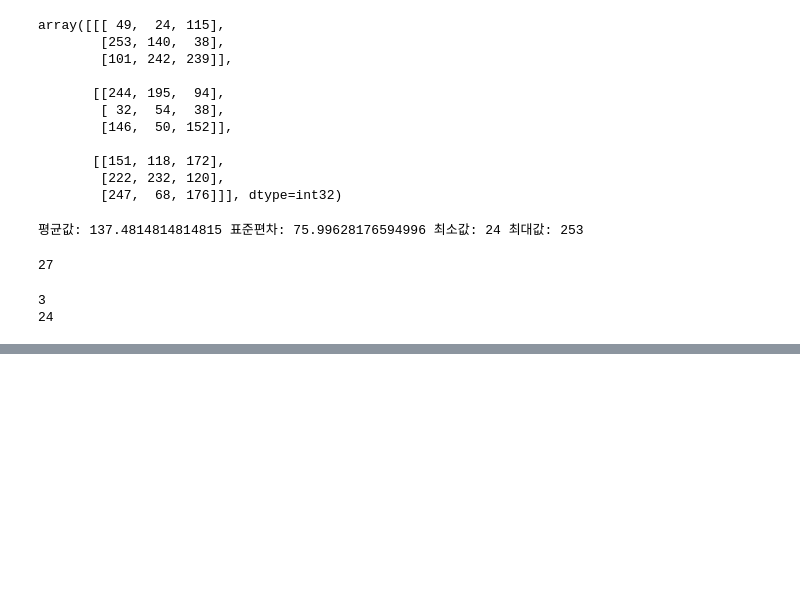
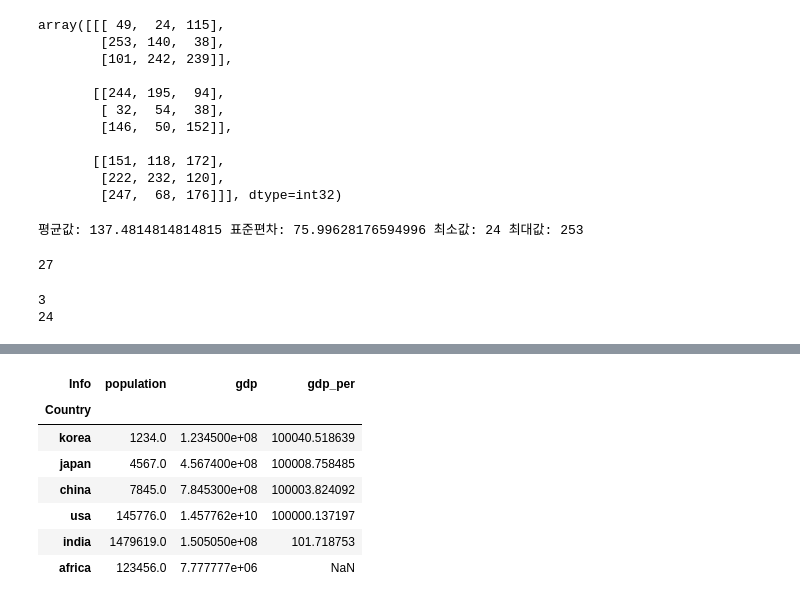
Before and after one commit to pmj8298/python, a Jupyter notebook: python10.ipynb, the cells around one changed output, grey strips where cells are left out. Drawn from its saved outputs; the diff is of its cells as text; code cells hidden in the pictures; blank space fills up the shorter version.

```diff
--- a/python10.ipynb
+++ b/python10.ipynb
@@ -305,0 +516,7 @@ print((np.count_nonzero(y)))
+# %%
+# # 컬럼 추가
+# country['test'] = [11,22,33,44]
+# country = country.drop('test', axis=1) #행 삭제
+gdpper = country['gdp'] / country ['population']
+country['gdp_per']= gdpper
+country
@@ -305,0 +530,5 @@ print((np.count_nonzero(y)))
+# %%
+# 행추가 방법1
+country.loc['india'] = [1479619, 150505000,'NaN']
+country.loc['india','gdp_per'] = country.loc['india','gdp']/country.loc['india','population']
+country
@@ -305,0 +543,14 @@ print((np.count_nonzero(y)))
+# %%
+# 행추가 방법2
+africa = pd.Series(data = [123456,7777777],index=['population','gdp'])
+country.loc['africa'] = africa
+country
+# %% [output]
+| Info | population | gdp | gdp_per |
+| Country |  |  |  |
+| korea | 1234.0 | 1.234500e+08 | 100040.518639 |
+| japan | 4567.0 | 4.567400e+08 | 100008.758485 |
+| china | 7845.0 | 7.845300e+08 | 100003.824092 |
+| usa | 145776.0 | 1.457762e+10 | 100000.137197 |
+| india | 1479619.0 | 1.505050e+08 | 101.718753 |
+| africa | 123456.0 | 7.777777e+06 | NaN |
```
Also changed, not shown: parts of 19 cells of this notebook.
